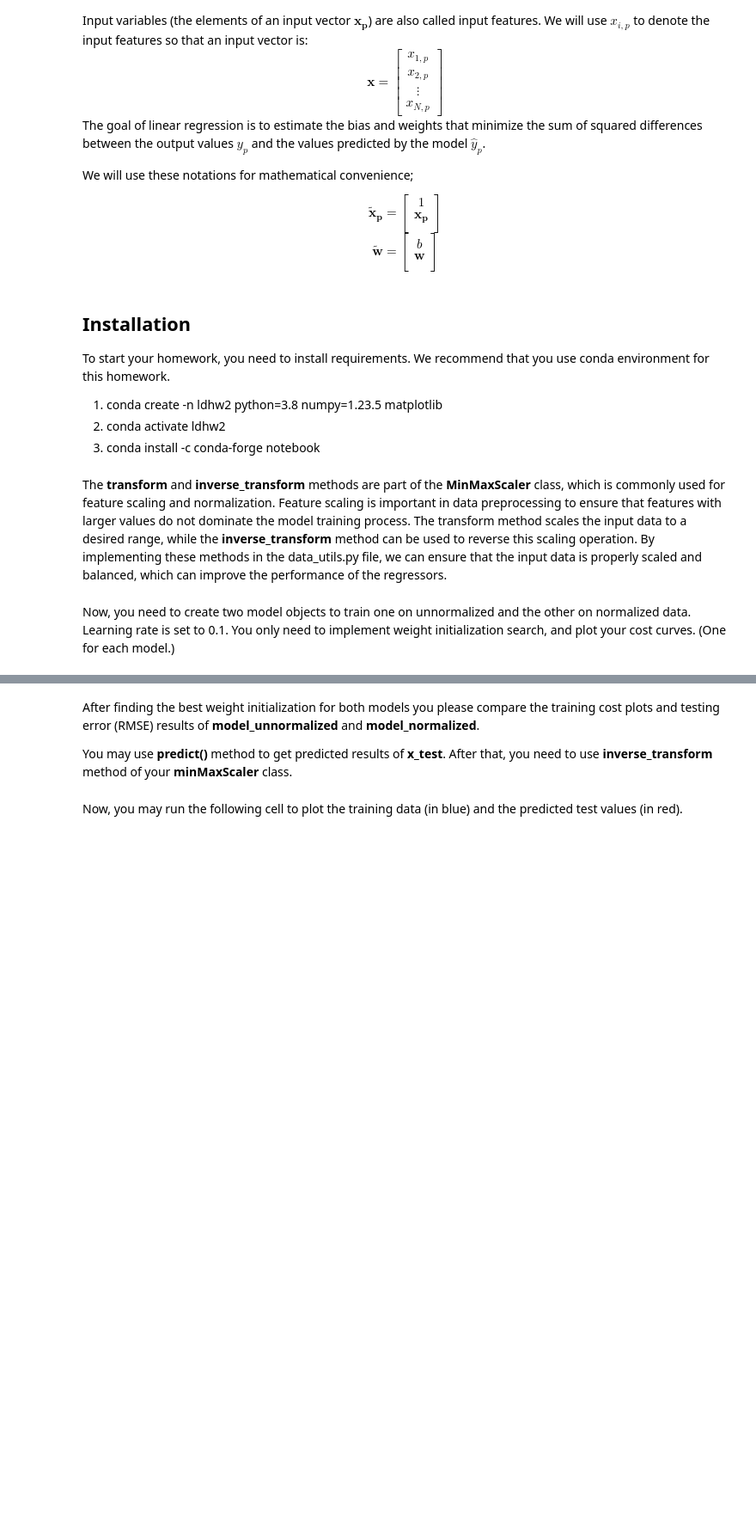
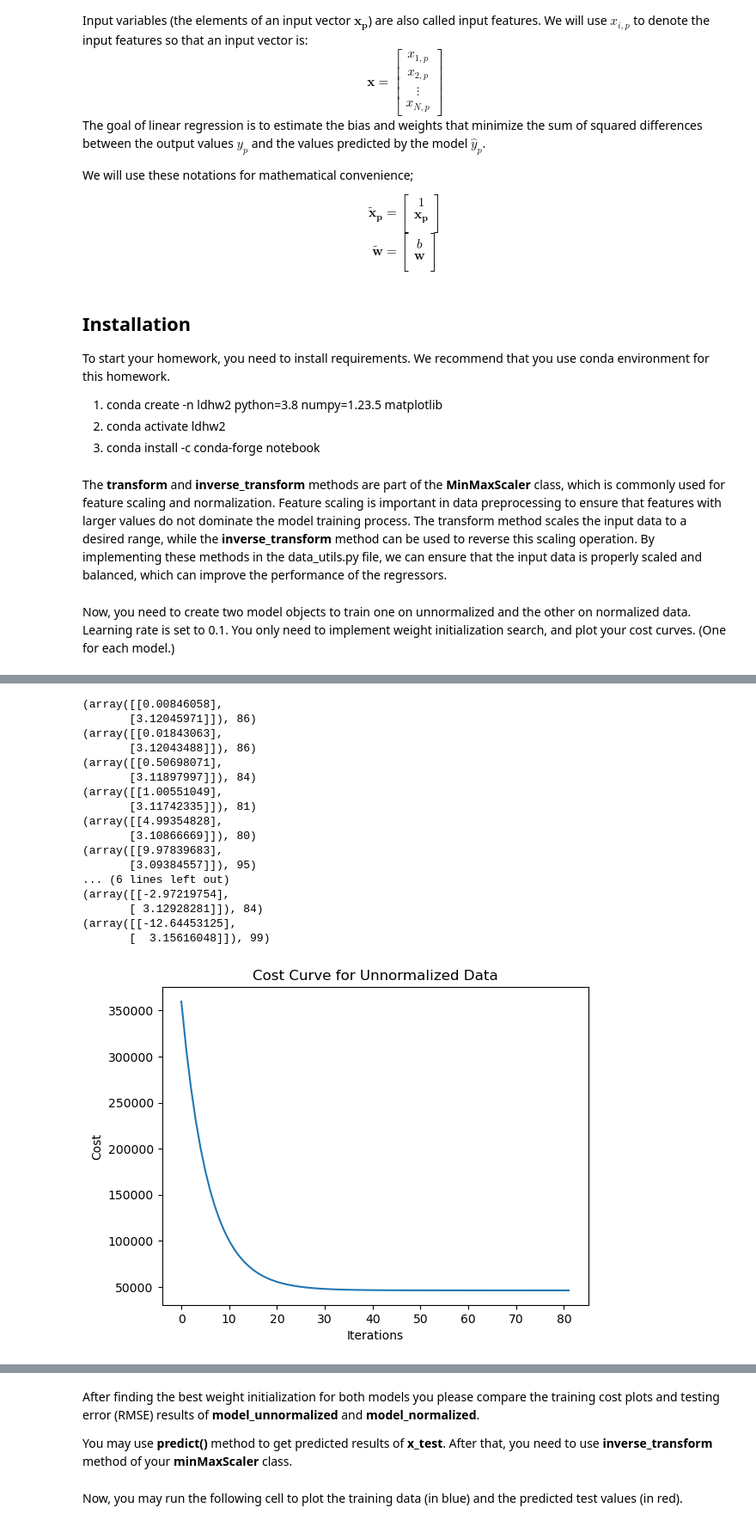
Before and after one commit to MustafaKrc/LFD24, a Jupyter notebook: Gradient Descent, Stochastic Gradient Descent, Data Normalization, Cross Validation for Regression/Homework_2.ipynb, the cells around one changed output, grey strips where cells are left out. Shown: that part at 86% size. Drawn from its saved outputs; the diff is of its cells as text; code cells hidden in the pictures; blank space fills up the shorter version.

Commit message:
part 1.1 implemented
better initialization weight search may be needed

```diff
--- a/Gradient Descent, Stochastic Gradient Descent, Data Normalization, Cross Validation for Regression/Homework_2.ipynb
+++ b/Gradient Descent, Stochastic Gradient Descent, Data Normalization, Cross Validation for Regression/Homework_2.ipynb
@@ -113,7 +113,7 @@ y_test_scaled = scaler_y.transform(y_test)
 Now, you need to create two model objects to train one on unnormalized and the other on normalized data. Learning rate is set to 0.1. You only need to implement weight initialization search, and plot your cost curves. (One for each model.)
 # %%
 from linearRegression import gradientDescent
-lr = 0.00001
+lr = 0.000001
 
 ###### TO DO: try different initializations and plot the cost curves, pick the best initialization accordingly.#####
 ####################################################################################################################
@@ -132,0 +145,77 @@ model_normalized.fit(lr, 400)
+# %%
+lr = 10**-6
+
+# find the best initialization weights
+weights = np.zeros((11, x_train.shape[1] + 1, 1))
+weights[1,:,:] = 0.01*np.ones((x_train.shape[1]+1,1))
+weights[2,:,:] = 0.5*np.ones((x_train.shape[1]+1,1))
+weights[3,:,:] = np.ones((x_train.shape[1]+1,1))
+weights[4,:,:] = 5*np.ones((x_train.shape[1]+1,1))
+weights[5,:,:] = 10*np.ones((x_train.shape[1]+1,1))
+weights[6,:,:] = 0.01*np.random.randn(x_train.shape[1]+1,1)
+weights[7,:,:] = 0.5*np.random.randn(x_train.shape[1]+1,1)
+weights[8,:,:] = np.random.randn(x_train.shape[1]+1,1)
+weights[9,:,:] = 5*np.random.randn(x_train.shape[1]+1,1)
+weights[10,:,:] = 10*np.random.randn(x_train.shape[1]+1,1)
+
+max_iterations = 100
+
+# unnormlized data
+unnormalized_best_w = weights[0]
+unnormalized_best_cost = np.inf
+for w in weights:
+    unnormalized_model = gradientDescent(x_train, y_train, w, lr, max_iterations)
+    print(unnormalized_model.fit(lr, max_iterations))
+    if model_unnormalized.cost_history[-1] < unnormalized_best_cost:
+        unnormalized_best_cost = model_unnormalized.cost_history[-1]
+        unnormalized_best_w = w
+
+#plot the cost curve
+plt.plot(range(len(model_unnormalized.cost_history)), model_unnormalized.cost_history)
+plt.xlabel('Iterations')
+plt.ylabel('Cost')
+plt.title('Cost Curve for Unnormalized Data')
+plt.show()
+
+
+print("Best initialization for unnormalized data is: ", unnormalized_best_w)
+print("Best cost for unnormalized data is: ", unnormalized_best_cost)
+
+# normalized data
+normalized_best_w = weights[0]
+normalized_best_cost = np.inf
+for w in weights:
+    normalized_model = gradientDescent(x_train_scaled, y_train_scaled, w, lr, max_iterations)
+    print(normalized_model.fit(lr, max_iterations))
+    if model_normalized.cost_history[-1] < normalized_best_cost:
+        normalized_best_cost = model_normalized.cost_history[-1]
+        normalized_best_w = w
+
+#plot the cost curve
+plt.plot(range(len(model_normalized.cost_history)), model_normalized.cost_history)
+plt.xlabel('Iterations')
+plt.ylabel('Cost')
+plt.title('Cost Curve for Normalized Data')
+plt.show()
+
+print("Best initialization for normalized data is: ", normalized_best_w)
+print("Best cost for normalized data is: ", normalized_best_cost)
+# %% [output]
+(array([[0.00846058],
+       [3.12045971]]), 86)
+(array([[0.01843063],
+       [3.12043488]]), 86)
+(array([[0.50698071],
+       [3.11897997]]), 84)
+(array([[1.00551049],
+       [3.11742335]]), 81)
+(array([[4.99354828],
+       [3.10866669]]), 80)
+(array([[9.97839683],
+       [3.09384557]]), 95)
+... (6 lines left out)
+(array([[-2.97219754],
+       [ 3.12928281]]), 84)
+(array([[-12.64453125],
+       [  3.15616048]]), 99)
+[figure, added]
```
Also changed, not shown: parts of 7 cells of this notebook, 3 other files.
